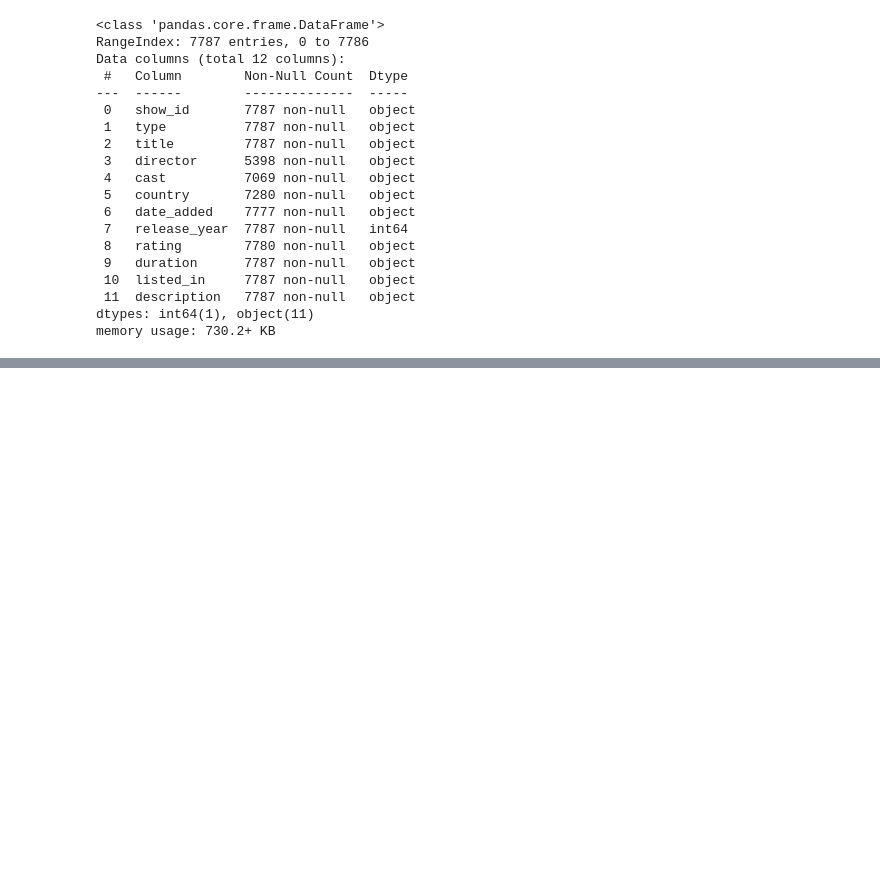
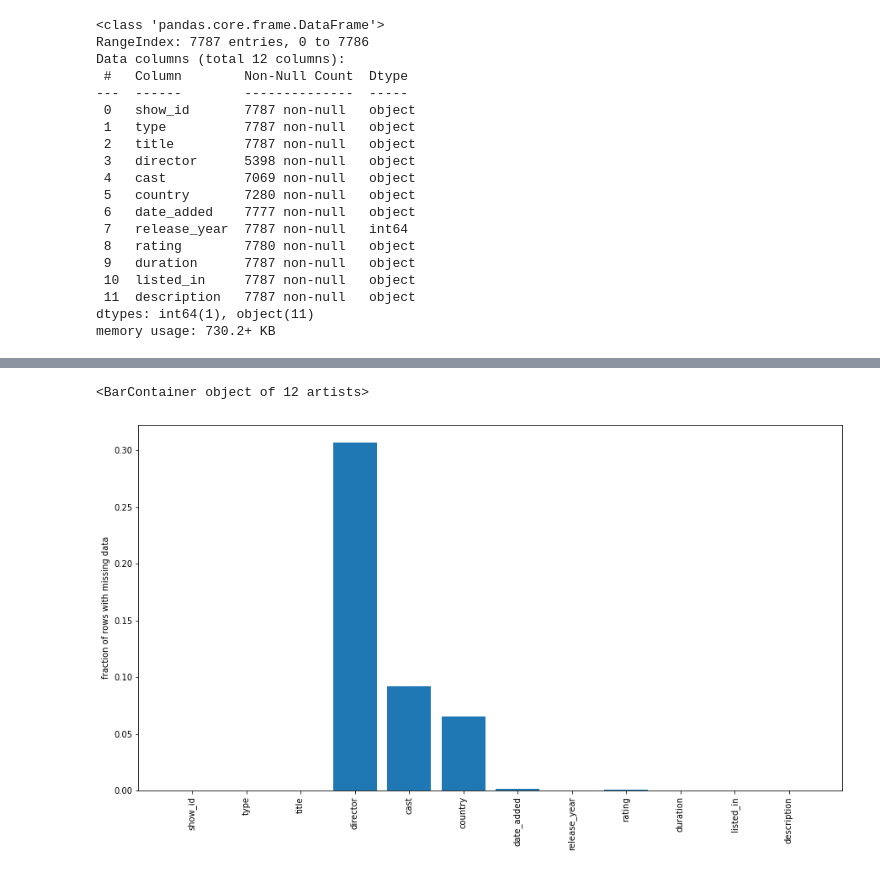
Before and after one commit to jogapritam/Netflix-Movies-And-TV-Shows-Clustering, a Jupyter notebook: Netflix_Movies_and_TV_Shows_Clustering.ipynb, the cells around one changed output, grey strips where cells are left out. Drawn from its saved outputs; the diff is of its cells as text; code cells hidden in the pictures; blank space fills up the shorter version.

```diff
--- a/Netflix_Movies_and_TV_Shows_Clustering.ipynb
+++ b/Netflix_Movies_and_TV_Shows_Clustering.ipynb
@@ -135,0 +183,10 @@ df.describe(include = 'all')
+# %%
+# Let's check null value distribution
+null_counts = df.isnull().sum()/len(df)
+plt.figure(figsize=(15,8))
+plt.xticks(np.arange(len(null_counts)),null_counts.index,rotation='vertical')
+plt.ylabel('fraction of rows with missing data')
+plt.bar(np.arange(len(null_counts)),null_counts)
+# %% [output]
+<BarContainer object of 12 artists>
+[figure, added]
```
Also changed, not shown: parts of 6 cells of this notebook.
